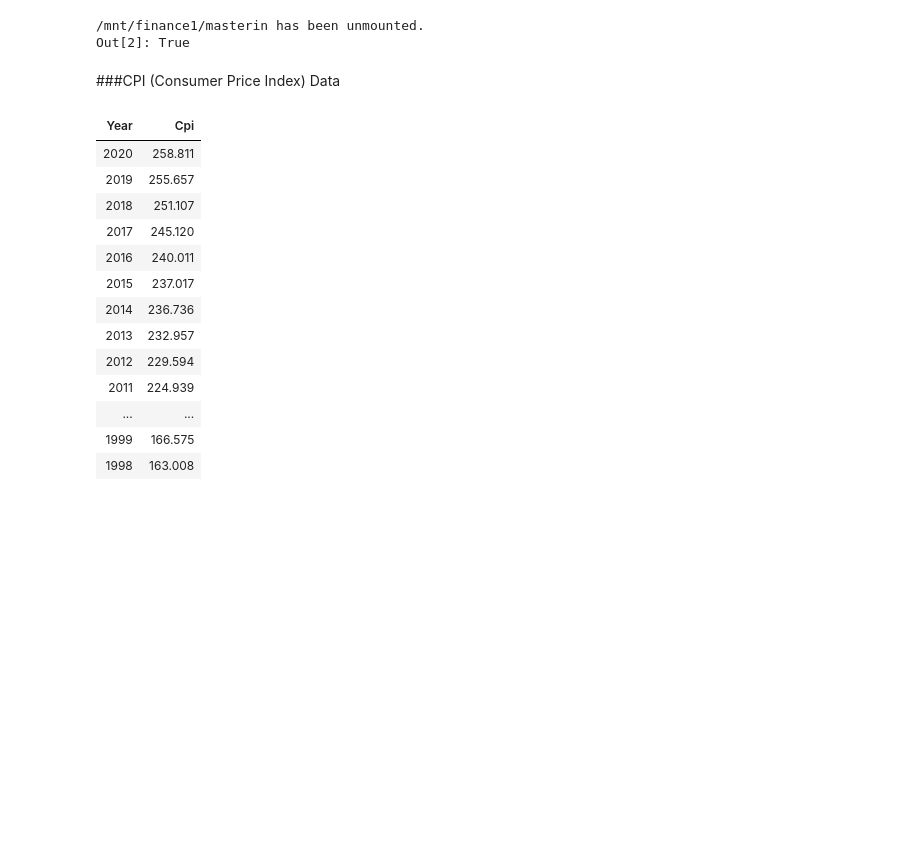
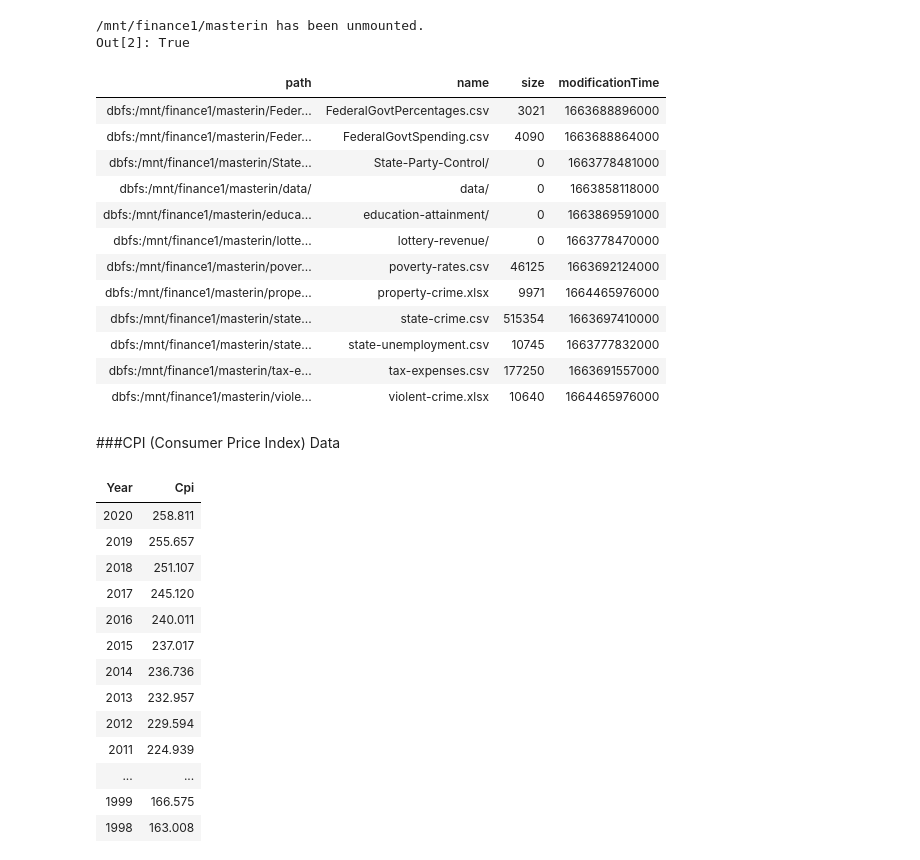
Before and after one commit to bethvanderhoek/finance-capstone, a Jupyter notebook: code/master-cleaning-databrick.ipynb, the cells around one changed output. Saved outputs shown, nothing was run; the diff lists cells and outputs as text; code cells hidden in the pictures; blank space fills up the shorter version.

```diff
--- a/code/master-cleaning-databrick.ipynb
+++ b/code/master-cleaning-databrick.ipynb
@@ -45,6 +52,22 @@ extra_configs = configs)
 # %% [output]
 /mnt/finance1/masterin has been unmounted.
 Out[2]: True
+# %%
+display(dbutils.fs.ls("/mnt/finance1/masterin"))
+# %% [output]
+| path | name | size | modificationTime |
+| dbfs:/mnt/finance1/masterin/Feder... | FederalGovtPercentages.csv | 3021 | 1663688896000 |
+| dbfs:/mnt/finance1/masterin/Feder... | FederalGovtSpending.csv | 4090 | 1663688864000 |
+| dbfs:/mnt/finance1/masterin/State... | State-Party-Control/ | 0 | 1663778481000 |
+| dbfs:/mnt/finance1/masterin/data/ | data/ | 0 | 1663858118000 |
+| dbfs:/mnt/finance1/masterin/educa... | education-attainment/ | 0 | 1663869591000 |
+| dbfs:/mnt/finance1/masterin/lotte... | lottery-revenue/ | 0 | 1663778470000 |
+| dbfs:/mnt/finance1/masterin/pover... | poverty-rates.csv | 46125 | 1663692124000 |
+| dbfs:/mnt/finance1/masterin/prope... | property-crime.xlsx | 9971 | 1664465976000 |
+| dbfs:/mnt/finance1/masterin/state... | state-crime.csv | 515354 | 1663697410000 |
+| dbfs:/mnt/finance1/masterin/state... | state-unemployment.csv | 10745 | 1663777832000 |
+| dbfs:/mnt/finance1/masterin/tax-e... | tax-expenses.csv | 177250 | 1663691557000 |
+| dbfs:/mnt/finance1/masterin/viole... | violent-crime.xlsx | 10640 | 1664465976000 |
 # %% [markdown]
 ###CPI (Consumer Price Index) Data
 # %%
```
Also changed, not shown: parts of 9 cells of this notebook.
